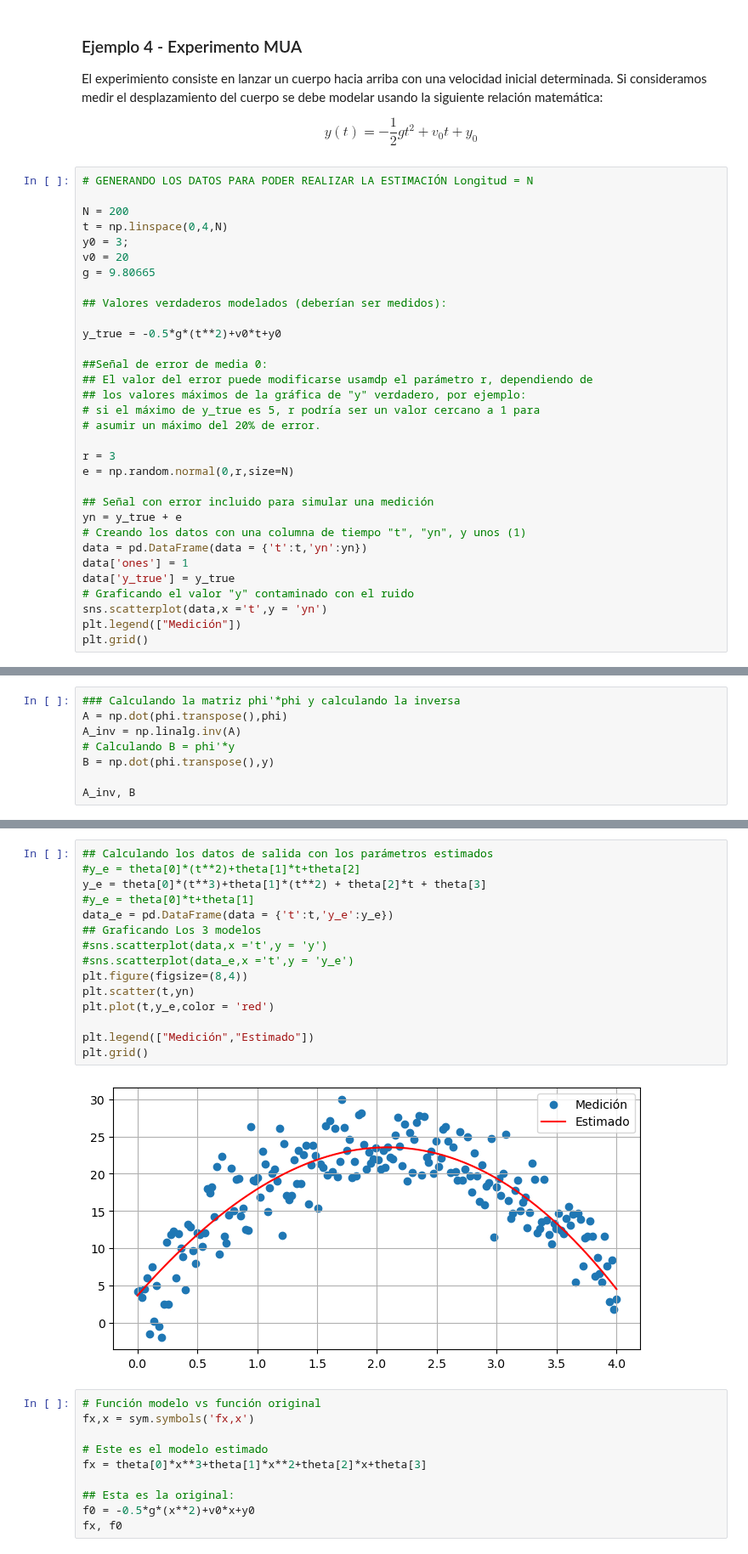
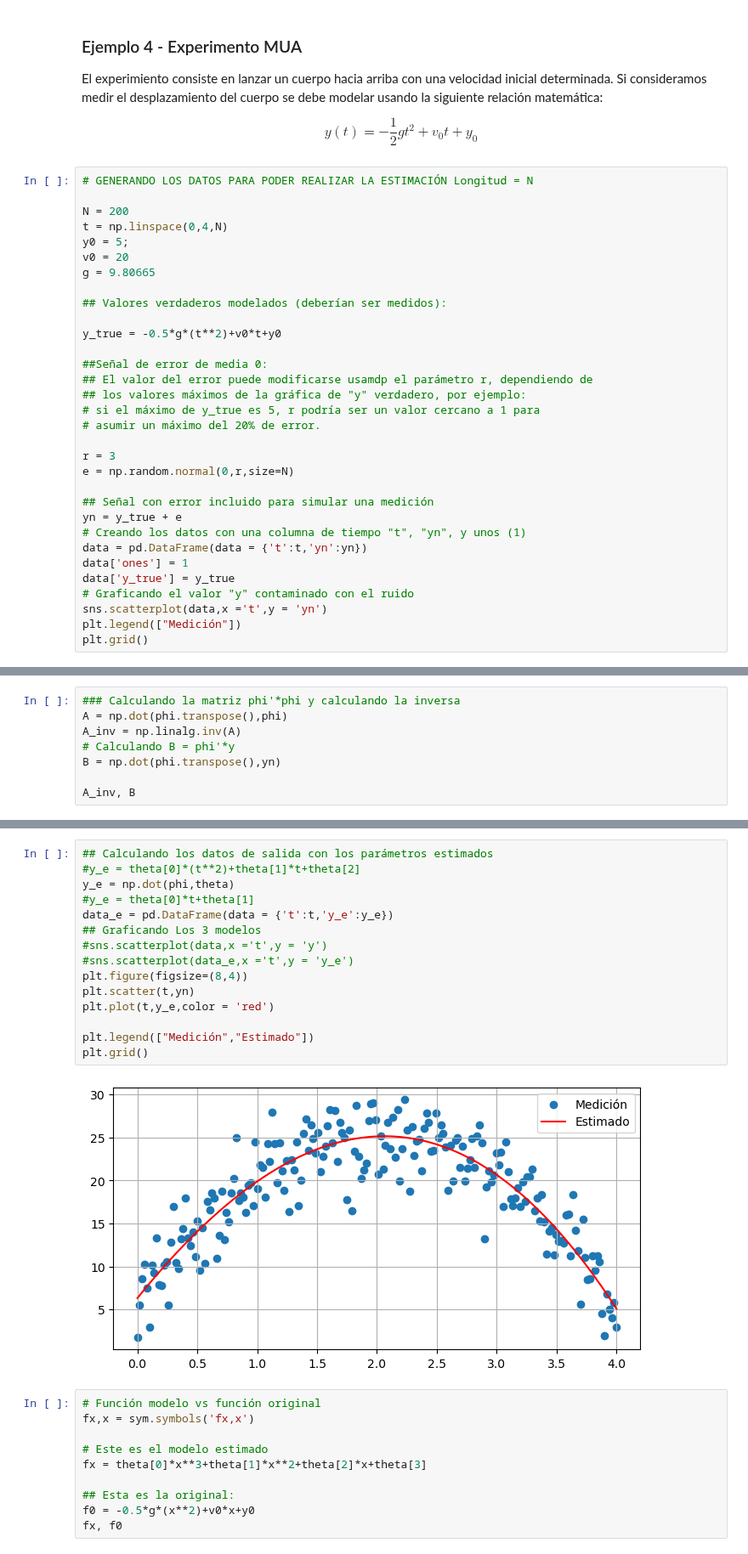
Before and after one commit to jairocuellar/System_identification, a Jupyter notebook: class_05_01.ipynb, the cells around one changed output, grey strips where cells are left out. Shown at 85% size. Cells and saved outputs as stored; diff of their text form.

```diff
--- a/class_05_01.ipynb
+++ b/class_05_01.ipynb
@@ -157,7 +157,7 @@ $$y(t) = -\frac{1}{2}gt^2+v_0t+y_0$$
 
 N = 200
 t = np.linspace(0,4,N)
-y0 = 3;
+y0 = 5;
 v0 = 20
 g = 9.80665
 
@@ -200,7 +207,7 @@ phi = np.array([data.t**3, data.t**2, data.t, data.ones]).transpose()
 A = np.dot(phi.transpose(),phi)
 A_inv = np.linalg.inv(A)
 # Calculando B = phi'*y
-B = np.dot(phi.transpose(),y)
+B = np.dot(phi.transpose(),yn)
 
 A_inv, B
 # %% [output]
@@ -218,20 +225,20 @@ array([-0.16524357, -3.85816978, 18.29325888,  3.66717518])
 # %%
 ## Calculando los datos de salida con los parámetros estimados
 #y_e = theta[0]*(t**2)+theta[1]*t+theta[2]
-y_e = theta[0]*(t**3)+theta[1]*(t**2) + theta[2]*t + theta[3]
+y_e = np.dot(phi,theta)
 #y_e = theta[0]*t+theta[1]
 data_e = pd.DataFrame(data = {'t':t,'y_e':y_e})
 ## Graficando Los 3 modelos
 #sns.scatterplot(data,x ='t',y = 'y')
 #sns.scatterplot(data_e,x ='t',y = 'y_e')
 plt.figure(figsize=(8,4))
 plt.scatter(t,yn)
 plt.plot(t,y_e,color = 'red')
 
 plt.legend(["Medición","Estimado"])
 plt.grid()
 # %% [output]
-[figure, old version]
+[figure, new version]
 # %%
 # Función modelo vs función original
 fx,x = sym.symbols('fx,x')
```
Also changed, not shown: parts of 8 cells of this notebook, 2 other files.
